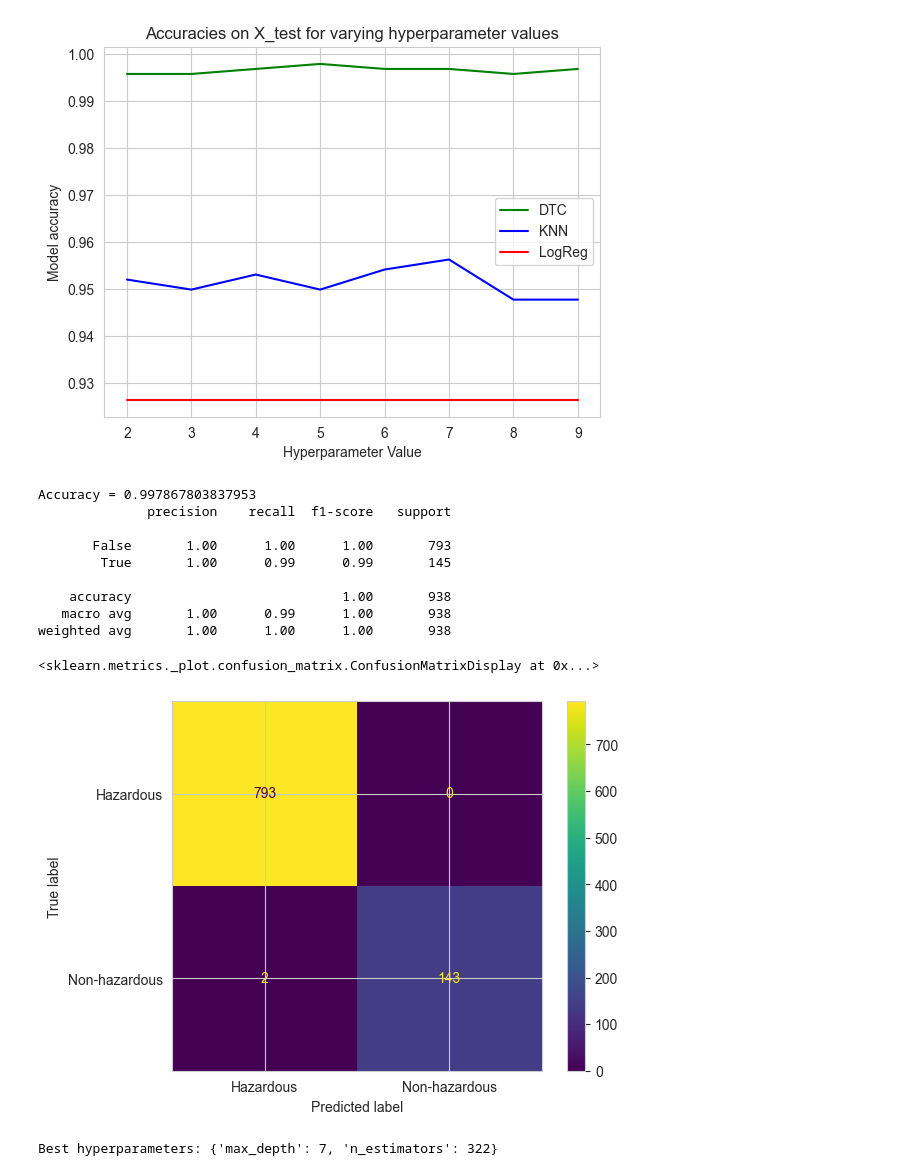
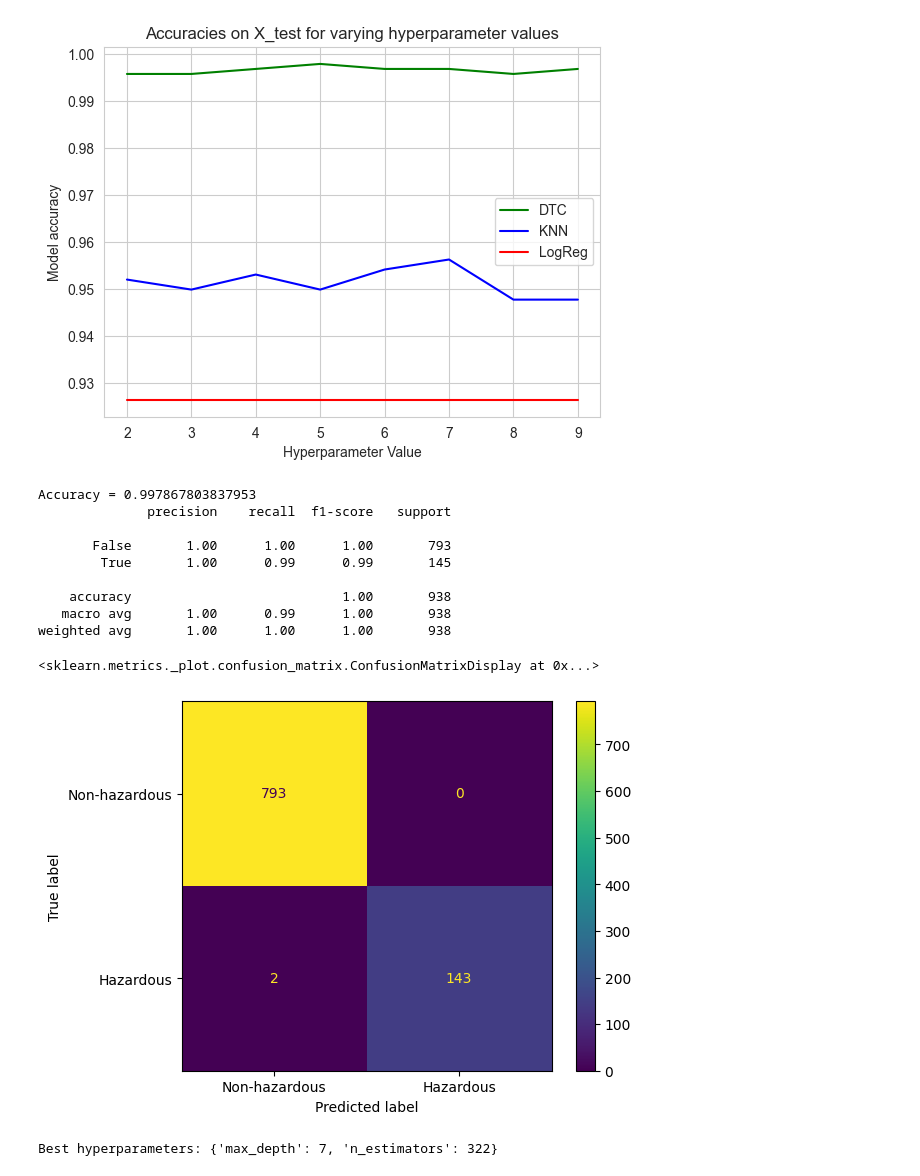
Before and after one commit to nsaadat01/ecs-171-project, a Jupyter notebook: EDA/ASTEROIDS/Asteroids Dataset EDA.ipynb, the cells around one changed output. Cells and saved outputs as stored; diff of their text form; code cells hidden in the pictures.

```diff
--- a/EDA/ASTEROIDS/Asteroids Dataset EDA.ipynb
+++ b/EDA/ASTEROIDS/Asteroids Dataset EDA.ipynb
@@ -257,32 +257,33 @@ Best accuracies reached by each model:
 # %%
 # based on above code, dtc with depth = 5 works best
 
 # create the model
 model = DecisionTreeClassifier(max_depth=dtc_accs.index(max(dtc_accs)) + 2)
+
 
 # train
 model.fit(X_train_scaled, y_train)
 
 # test
 y_pred = model.predict(X_test_scaled)
 
 # accuracy and classification report
 print(f"Accuracy = {accuracy_score(y_pred=y_pred, y_true=y_test)}")
 print(classification_report(y_test, y_pred))
 cm = confusion_matrix(y_test, y_pred)
-ConfusionMatrixDisplay(confusion_matrix=cm, display_labels=["Hazardous", "Non-hazardous"]).plot()
+ConfusionMatrixDisplay(confusion_matrix=cm, display_labels=["Non-hazardous", "Hazardous"]).plot()
 # %% [output]
 Accuracy = 0.997867803837953
               precision    recall  f1-score   support
 
        False       1.00      1.00      1.00       793
         True       1.00      0.99      0.99       145
 
     accuracy                           1.00       938
    macro avg       1.00      0.99      1.00       938
 weighted avg       1.00      1.00      1.00       938
 <sklearn.metrics._plot.confusion_matrix.ConfusionMatrixDisplay at 0x...>
-[figure, old version]
+[figure, new version]
 # %%
 # In order to attempt to find an even better model:
 # this cell of code will iterate through all the parameters of
```
Also changed, not shown: parts of 2 cells of this notebook, 4 other files.
